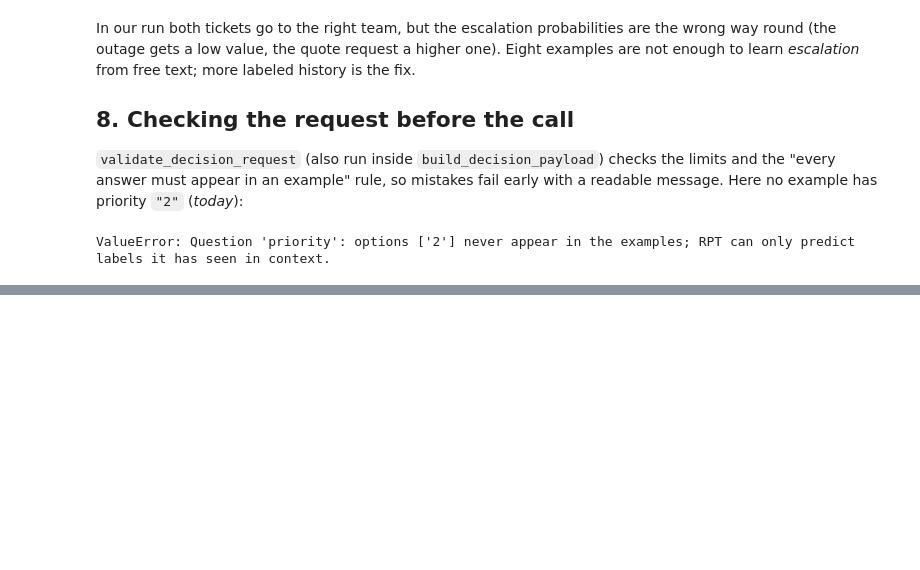
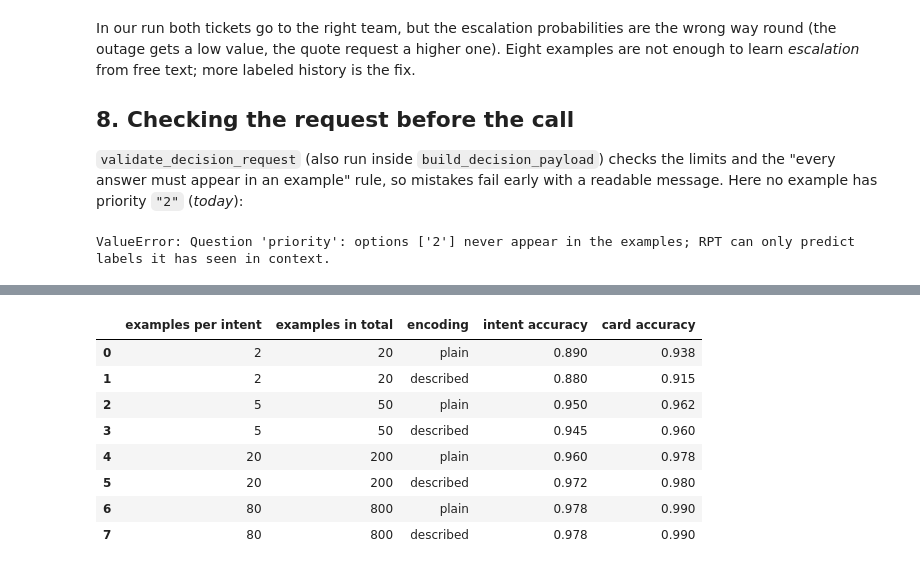
Before and after one commit to SAP-samples/sap-btp-ai-best-practices, a Jupyter notebook: best-practices/narrow-ai/RPT-1/python/rest/04_RPT_decisions.ipynb, the cells around one changed output, grey strips where cells are left out. Cells and saved outputs as stored; diff of their text form; code cells hidden in the pictures; blank space fills up the shorter version.

```diff
--- a/best-practices/narrow-ai/RPT-1/python/rest/04_RPT_decisions.ipynb
+++ b/best-practices/narrow-ai/RPT-1/python/rest/04_RPT_decisions.ipynb
@@ -285,0 +321,54 @@ ValueError: Question 'priority': options ['2'] never appear in the examples; RPT
+# %%
+INTENTS = {
+    "card_arrival": "The new card has not arrived yet",
+    "lost_or_stolen_card": "The card was lost or stolen",
+    "change_pin": "Wants to change the card PIN",
+    "declined_card_payment": "A card payment was declined",
+    "card_payment_fee_charged": "An unexpected fee on a card payment",
+    "cash_withdrawal_charge": "A fee for withdrawing cash",
+    "transfer_not_received_by_recipient": "A transfer has not reached the recipient",
+    "exchange_rate": "Question about exchange rates",
+    "top_up_failed": "Adding money to the account failed",
+    "request_refund": "Wants a refund for a purchase",
+}
+CARD_INTENTS = {"card_arrival", "lost_or_stolen_card", "change_pin", "declined_card_payment", "card_payment_fee_charged"}
+bank_questions = {
+    "intent": {"type": "choice", "instructions": "What does the customer need?", "criteria": INTENTS},
+    "card": {"type": "noul", "instructions": "Is the message about the customer's card?",
+             "criteria": {"true": "About the card itself or a card payment", "false": "About something else"}},
+}
+
+
+def bank_request(examples_per_intent):
+    '''Decision request with a balanced random sample of example messages.'''
+    sample = train.groupby("intent").sample(examples_per_intent, random_state=0)
+    return {
+        "questions": bank_questions,
+        "examples": [{"state": message, "answers": {"intent": intent, "card": intent in CARD_INTENTS}}
+                     for message, intent in zip(sample["message"], sample["intent"])],
+    }
+
+
+runs, answers_by_run = [], {}
+for per_intent in tqdm([2, 5, 20, 80], desc="example sizes"):
+    for encoding in ["plain", "described"]:
+        answers = decide(client, bank_request(per_intent), states=test["message"].tolist(), encoding=encoding)["answers"]
+        answers_by_run[(per_intent, encoding)] = answers
+        predicted = np.array([a["intent"]["choice"] for a in answers])
+        is_card = np.array([a["card"]["noul"] >= 0.5 for a in answers])
+        runs.append({"examples per intent": per_intent, "examples in total": per_intent * len(INTENTS),
+                     "encoding": encoding,
+                     "intent accuracy": np.mean(predicted == test["intent"].to_numpy()),
+                     "card accuracy": np.mean(is_card == test["intent"].isin(CARD_INTENTS).to_numpy())})
+runs = pd.DataFrame(runs)
+runs.round(3)
+# %% [output]
+|  | examples per intent | examples in total | encoding | intent accuracy | card accuracy |
+| 0 | 2 | 20 | plain | 0.890 | 0.938 |
+| 1 | 2 | 20 | described | 0.880 | 0.915 |
+| 2 | 5 | 50 | plain | 0.950 | 0.962 |
+| 3 | 5 | 50 | described | 0.945 | 0.960 |
+| 4 | 20 | 200 | plain | 0.960 | 0.978 |
+| 5 | 20 | 200 | described | 0.972 | 0.980 |
+| 6 | 80 | 800 | plain | 0.978 | 0.990 |
+| 7 | 80 | 800 | described | 0.978 | 0.990 |
```
Also changed, not shown: parts of 13 cells of this notebook, 2 other files.
